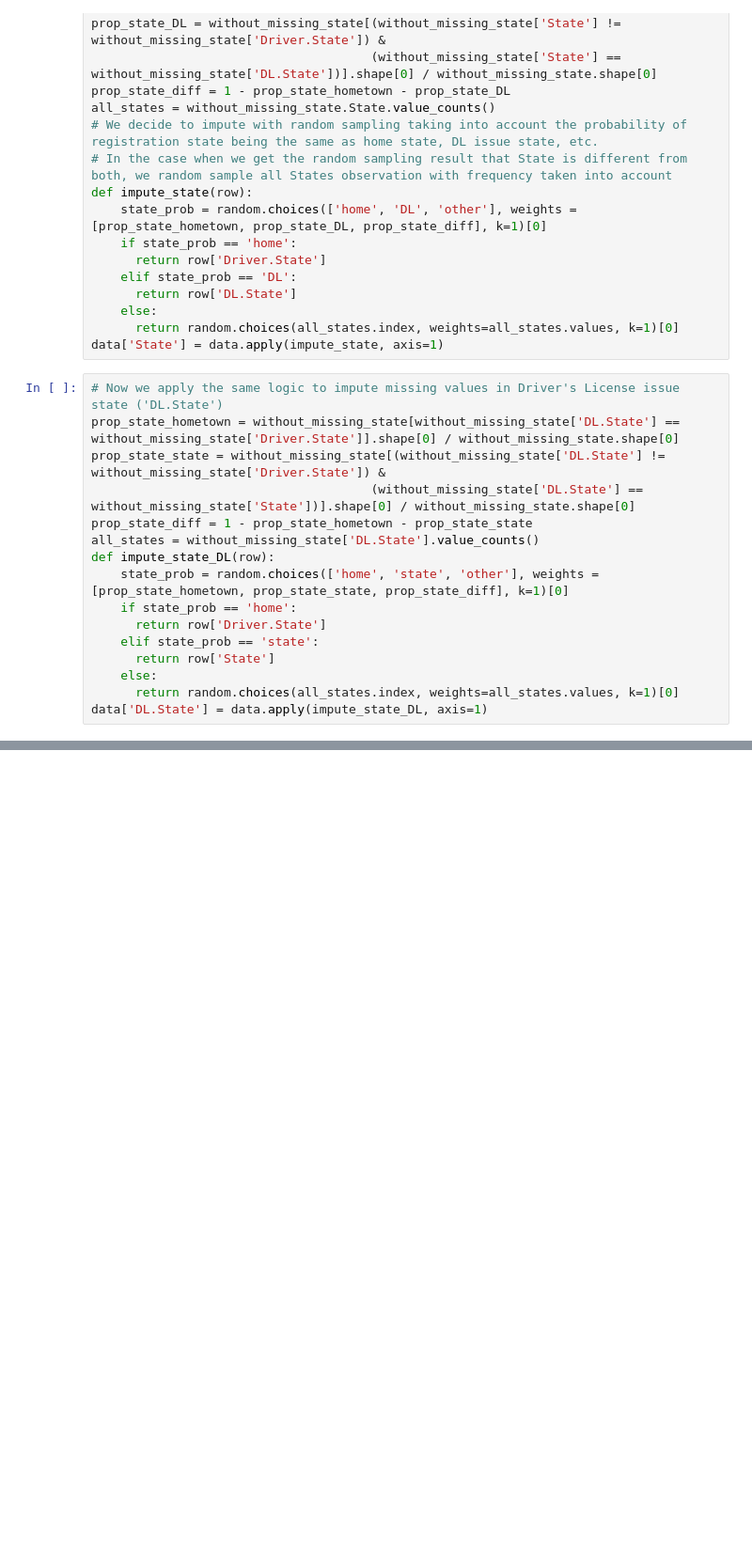
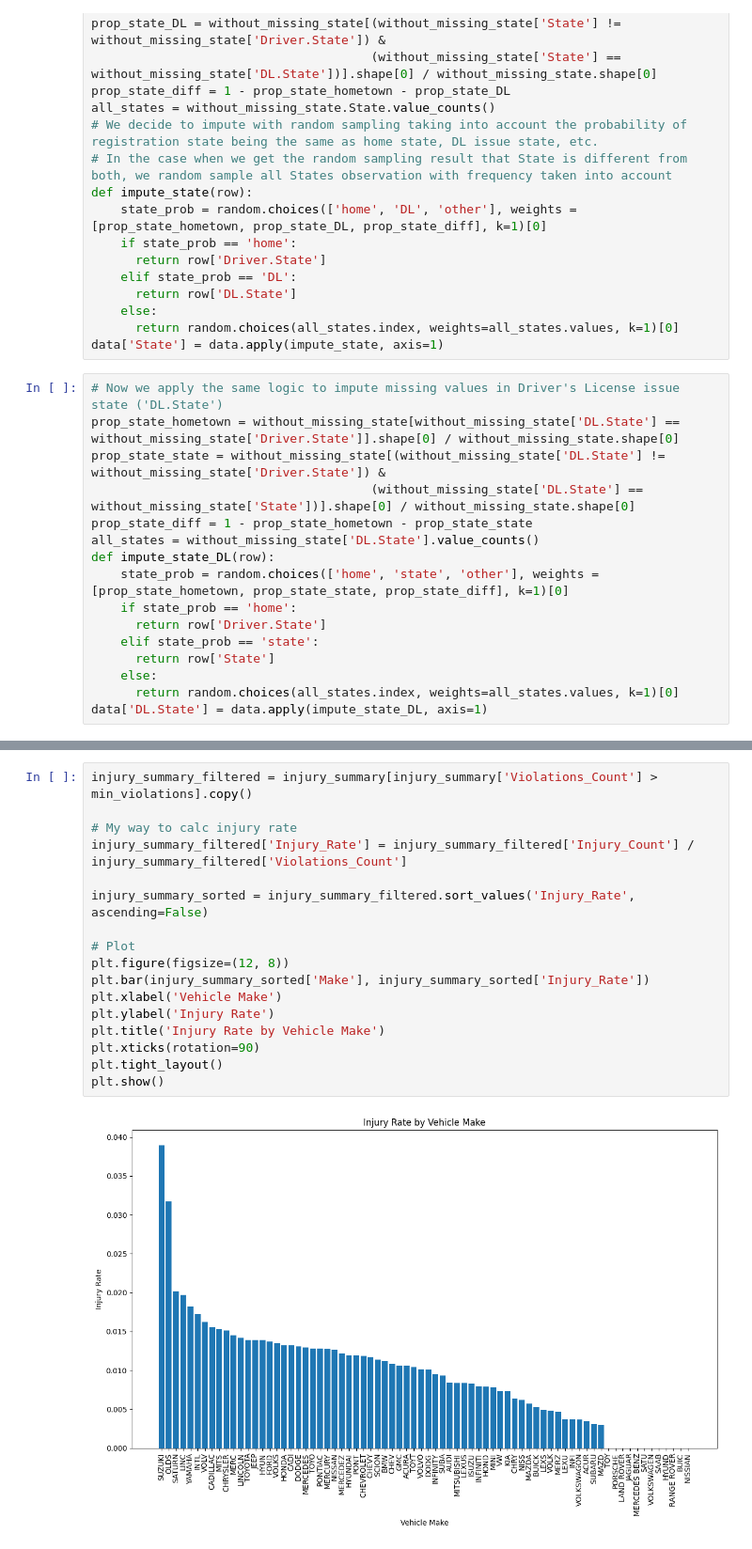
Before and after one commit to devPach4545/CSE_151A, a Jupyter notebook: CSE_151A_Project.ipynb, the cells around one changed output, grey strips where cells are left out. Shown: that part at 94% size. Saved outputs shown, nothing was run; the diff lists cells and outputs as text; blank space fills up the shorter version.

```diff
--- a/CSE_151A_Project.ipynb
+++ b/CSE_151A_Project.ipynb
@@ -343,0 +361,19 @@ print(data.isnull().sum().sum())
+# %%
+injury_summary_filtered = injury_summary[injury_summary['Violations_Count'] > min_violations].copy()
+
+# My way to calc injury rate
+injury_summary_filtered['Injury_Rate'] = injury_summary_filtered['Injury_Count'] / injury_summary_filtered['Violations_Count']
+
+injury_summary_sorted = injury_summary_filtered.sort_values('Injury_Rate', ascending=False)
+
+# Plot
+plt.figure(figsize=(12, 8))
+plt.bar(injury_summary_sorted['Make'], injury_summary_sorted['Injury_Rate'])
+plt.xlabel('Vehicle Make')
+plt.ylabel('Injury Rate')
+plt.title('Injury Rate by Vehicle Make')
+plt.xticks(rotation=90)
+plt.tight_layout()
+plt.show()
+# %% [output]
+[figure, added]
```
Also changed, not shown: parts of 6 cells of this notebook.
